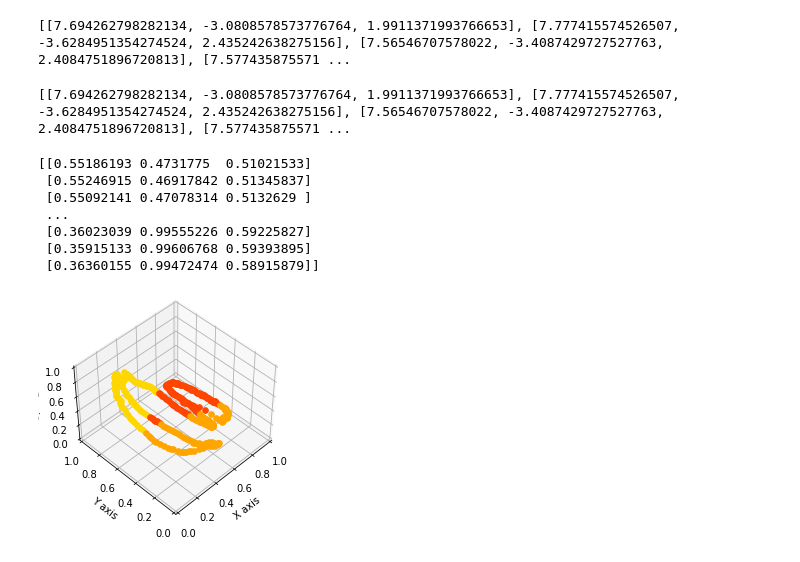
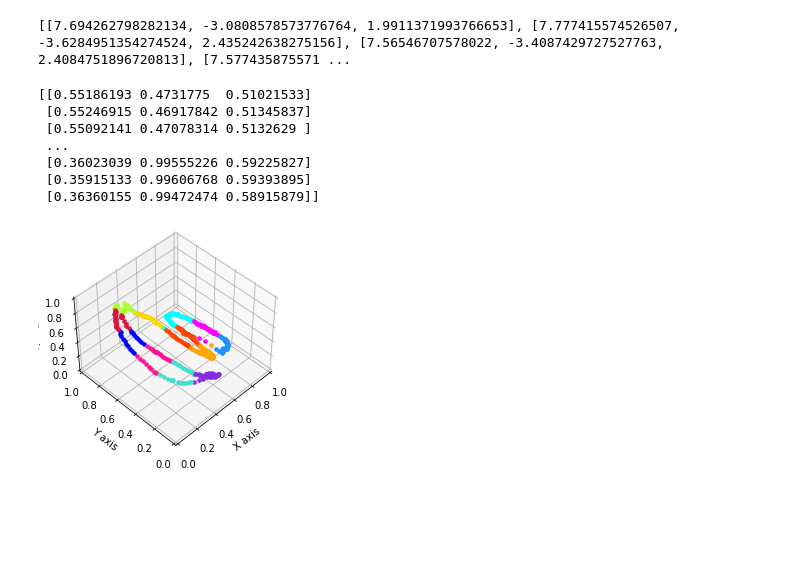
Before and after one commit to yhsharaf/MBZUAI-ML703, a Jupyter notebook: Cluster_KMeans.ipynb, the cells around one changed output. Saved outputs shown, nothing was run; the diff lists cells and outputs as text; code cells hidden in the pictures; blank space fills up the shorter version.

```diff
--- a/Cluster_KMeans.ipynb
+++ b/Cluster_KMeans.ipynb
@@ -171,8 +92,9 @@ print(normalized_array)
 # %%
-#New
+# New
 import os
 
-path = "/home/yhsharaf/Desktop/MBZUAI-ML703/TestingWater" # replace with the path to your folder
+# replace with the path to your folder
+path = "/home/yhsharaf/Desktop/MBZUAI-ML703/BIWISubset"
 txt_files = [f for f in os.listdir(path) if f.endswith('.txt')]
 
 sort_array = []
@@ -213,44 +141,6 @@ for i in range(len(sort_array)):
 print(empty_array)
 # %% [output]
 [[7.694262798282134, -3.0808578573776764, 1.9911371993766653], [7.777415574526507, -3.6284951354274524, 2.435242638275156], [7.56546707578022, -3.4087429727527763, 2.4084751896720813], [7.577435875571 ...
-# %%
-import numpy as np
-import os
-
-# Set the path to the folder containing the text files
-folder_path = "/home/yhsharaf/Desktop/MBZUAI-ML703/TestingWater/"
-
-#Empty array
-empty_array = []
-i = 0
-# Loop over each file in the folder
-for i in range(len(sort_array)):
-    file_path = os.path.join(folder_path, sort_array[i])
-    with open(file_path, "r") as f:
-
-        # Read the last three lines of the file
-        lines = f.readlines()
-
-        for i, line in enumerate(lines):
-            if "XYZ:" in line:
-                xyz_index = i
-                break
-
-        next_line = lines[xyz_index].strip()
-        # get the line after "XYZ:" and remove any leading/trailing whitespace
-        next_line = next_line.replace("XYZ: ","").split(",")
-        # print(next_line)
-        x = float(next_line[0])
-        y = float(next_line[1])
-        z = float(next_line[2])
-        # print(f"x: {x}, y: {y}, z: {z}")
-
-        # Store the values in an array and print the array
-        empty_array.append([x,y,z])
-        i=1
-print(empty_array)
-# %% [output]
-[[7.694262798282134, -3.0808578573776764, 1.9911371993766653], [7.777415574526507, -3.6284951354274524, 2.435242638275156], [7.56546707578022, -3.4087429727527763, 2.4084751896720813], [7.577435875571 ...
 # %%
 X = np.array(empty_array)
 min_val = X.min()
@@ -269,46 +159,47 @@ print(normalized_array)
 import numpy as np
 import matplotlib.pyplot as plt
 from mpl_toolkits.mplot3d import Axes3D
 from sklearn.cluster import KMeans
 from sklearn.datasets import make_blobs
 
 X = normalized_array
 
 # Fit a KMeans model
-n_clusters=1
-model = KMeans(n_clusters=3, random_state=42)
+n_clusters = 12
+model = KMeans(n_clusters, random_state=42)
 model.fit(X)
 
 # Define colors for each cluster
 colors = ['gold',
-'orange',
-'orangered',
-'greenyellow',
-'turquoise',
-'cyan',
-'dodgerblue',
-'blue',
-'blueviolet',
-'fuchsia',
-'deeppink',
-'crimson']
+          'orange',
+          'orangered',
+          'greenyellow',
+          'turquoise',
+          'cyan',
+          'dodgerblue',
+          'blue',
+          'blueviolet',
+          'fuchsia',
+          'deeppink',
+          'crimson']
 
 # Plot the clusters in 3D with specific colors
 fig = plt.figure()
 ax = fig.add_subplot(projection='3d')
 for i in range(len(X)):
-    ax.scatter(X[i, 0], X[i, 1], X[i, 2], c=colors[model.labels_[i]], s=125,marker='.')
+    ax.scatter(X[i, 0], X[i, 1], X[i, 2],
+               c=colors[model.labels_[i]], s=50, marker='.')
 # Set the plot limits and labels
 ax.set_xlim([0, 1])
 ax.set_ylim([0, 1])
 ax.set_zlim([0, 1])
 ax.set_xlabel('X axis')
 ax.set_ylabel('Y axis')
 ax.set_zlabel('Z axis')
 # Set the viewing angle
 ax.view_init(elev=45, azim=180+45)
 
 plt.show()
 # %% [output]
-[figure, old version]
+[figure, new version]
 # %%
```
Also changed, not shown: parts of 10 cells of this notebook, 1 other file.
